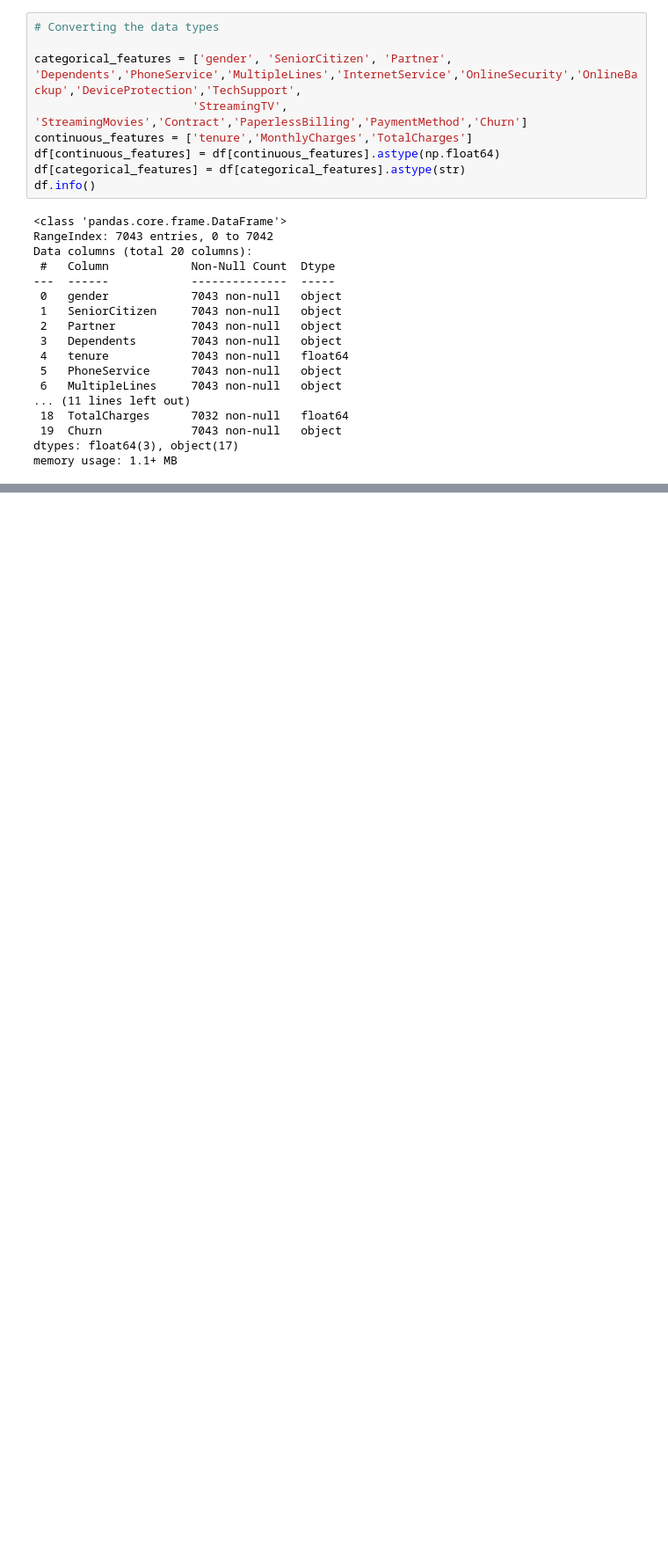
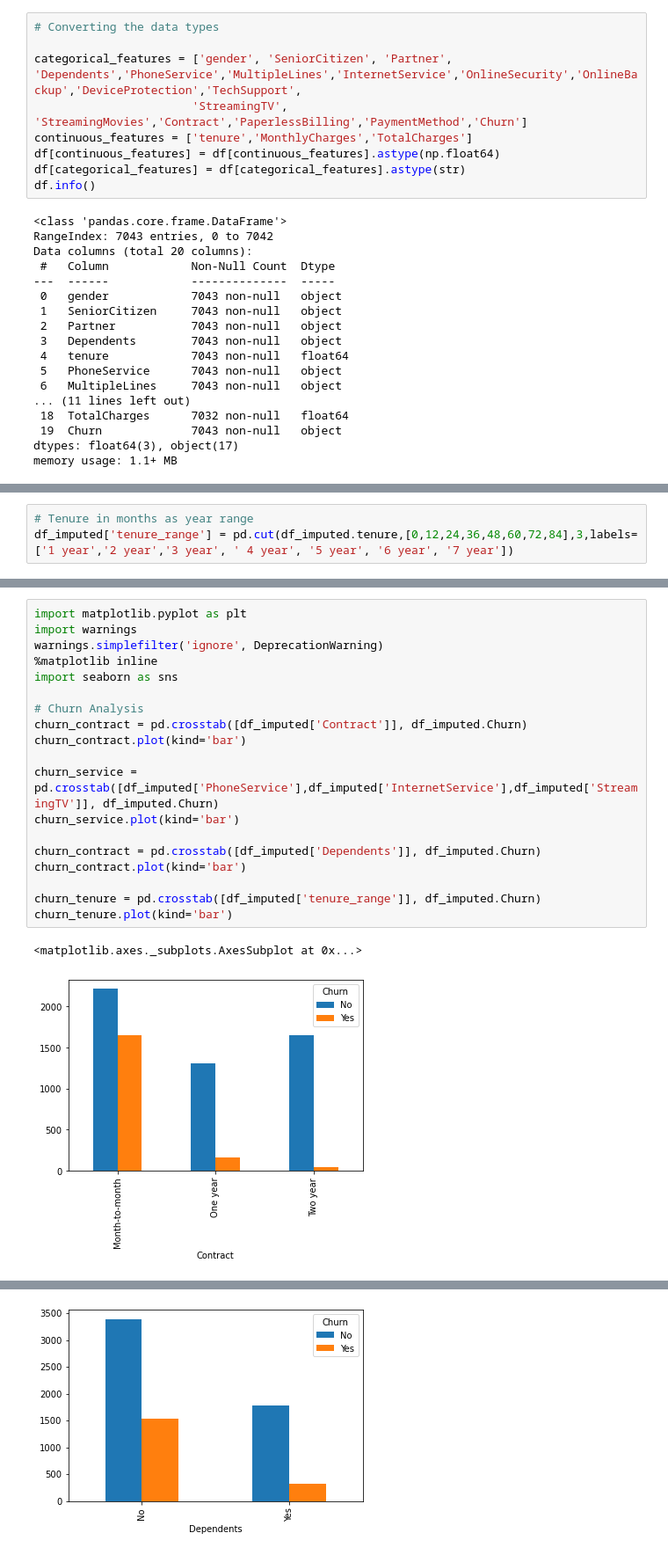
Before and after one commit to lijjumathew/MSDS-Machine-Learning-1-Project, a Jupyter notebook: Code/telecom_churn_analysis_lm.ipynb, the cells around one changed output, grey strips where cells are left out. Shown: that part at 88% size. Drawn from its saved outputs; the diff is of its cells as text; blank space fills up the shorter version.

Commit message:
Added Visualisations

```diff
--- a/Code/telecom_churn_analysis_lm.ipynb
+++ b/Code/telecom_churn_analysis_lm.ipynb
@@ -141,0 +122,3 @@ None
+# %%
+# Tenure in months as year range
+df_imputed['tenure_range'] = pd.cut(df_imputed.tenure,[0,12,24,36,48,60,72,84],3,labels=['1 year','2 year','3 year', ' 4 year', '5 year', '6 year', '7 year'])
@@ -141,0 +127,22 @@ None
+# %%
+import matplotlib.pyplot as plt
+import warnings
+warnings.simplefilter('ignore', DeprecationWarning)
+%matplotlib inline
+import seaborn as sns
+
+# Churn Analysis
+churn_contract = pd.crosstab([df_imputed['Contract']], df_imputed.Churn)
+churn_contract.plot(kind='bar')
+
+churn_service = pd.crosstab([df_imputed['PhoneService'],df_imputed['InternetService'],df_imputed['StreamingTV']], df_imputed.Churn)
+churn_service.plot(kind='bar')
+
+churn_contract = pd.crosstab([df_imputed['Dependents']], df_imputed.Churn)
+churn_contract.plot(kind='bar')
+
+churn_tenure = pd.crosstab([df_imputed['tenure_range']], df_imputed.Churn)
+churn_tenure.plot(kind='bar')
+# %% [output]
+<matplotlib.axes._subplots.AxesSubplot at 0x...>
+[figure, added]
@@ -141,0 +150 @@ None
+[figure, added]
```
Also changed, not shown: parts of 8 cells of this notebook.
